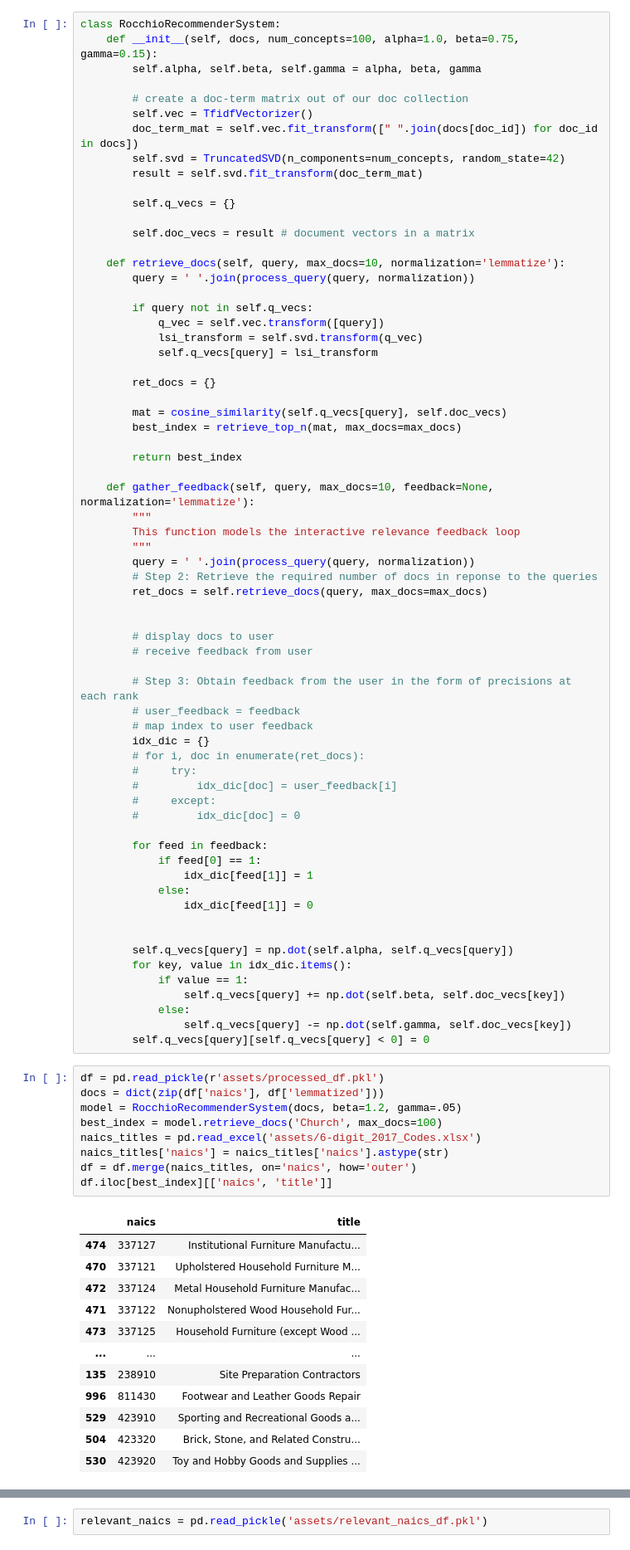
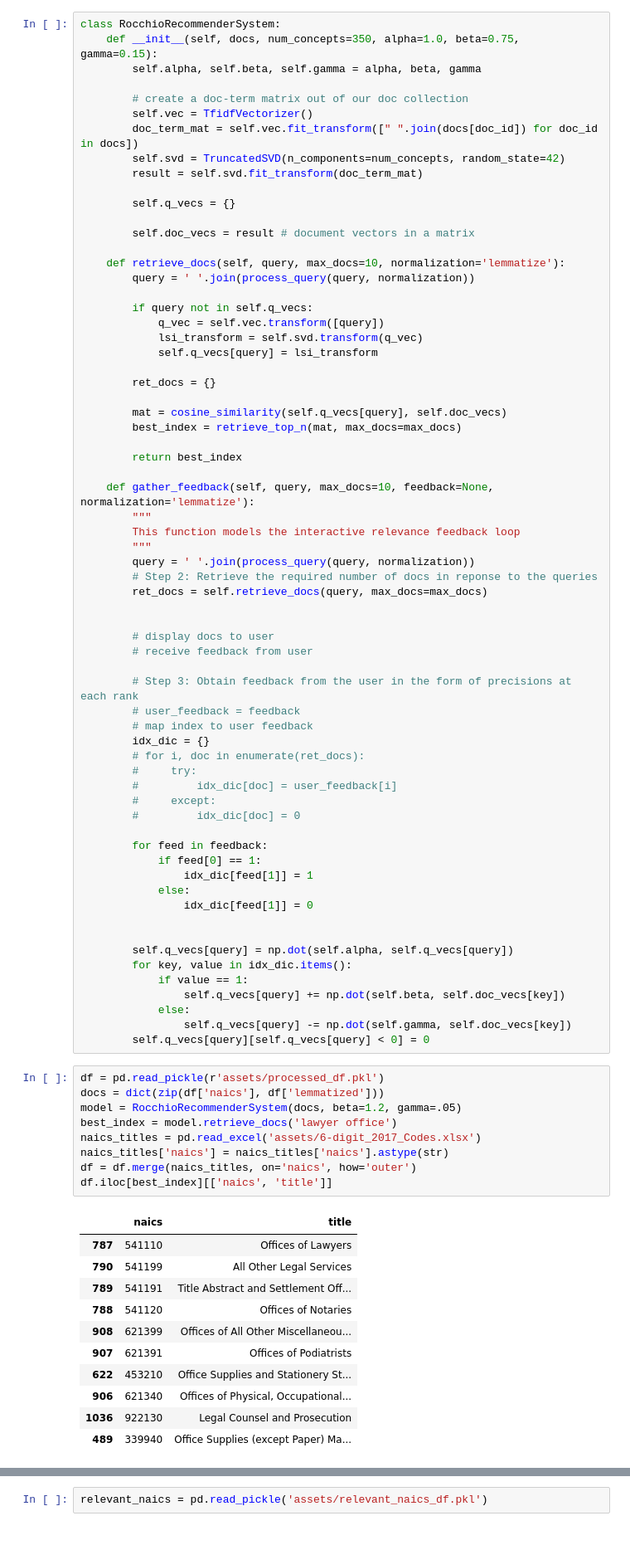
Before and after one commit to holdenmsumich/Capstoneproject, a Jupyter notebook: pt-7-Rocchio_Tfidf.ipynb, the cells around one changed output, grey strips where cells are left out. Shown: that part at 83% size. Saved outputs shown, nothing was run; the diff lists cells and outputs as text.

```diff
--- a/pt-7-Rocchio_Tfidf.ipynb
+++ b/pt-7-Rocchio_Tfidf.ipynb
@@ -69,7 +69,7 @@ def retrieve_top_n(m, max_docs):
     return best_index
 # %%
 class RocchioRecommenderSystem:
-    def __init__(self, docs, num_concepts=100, alpha=1.0, beta=0.75, gamma=0.15):
+    def __init__(self, docs, num_concepts=350, alpha=1.0, beta=0.75, gamma=0.15):
         self.alpha, self.beta, self.gamma = alpha, beta, gamma
 
         # create a doc-term matrix out of our doc collection
@@ -136,22 +136,21 @@ class RocchioRecommenderSystem:
 # %%
 df = pd.read_pickle(r'assets/processed_df.pkl')
 docs = dict(zip(df['naics'], df['lemmatized']))
 model = RocchioRecommenderSystem(docs, beta=1.2, gamma=.05)
-best_index = model.retrieve_docs('Church', max_docs=100)
+best_index = model.retrieve_docs('lawyer office')
 naics_titles = pd.read_excel('assets/6-digit_2017_Codes.xlsx')
 naics_titles['naics'] = naics_titles['naics'].astype(str)
 df = df.merge(naics_titles, on='naics', how='outer')
 df.iloc[best_index][['naics', 'title']]
 # %% [output]
 |  | naics | title |
-| 474 | 337127 | Institutional Furniture Manufactu... |
-| 470 | 337121 | Upholstered Household Furniture M... |
-| 472 | 337124 | Metal Household Furniture Manufac... |
-| 471 | 337122 | Nonupholstered Wood Household Fur... |
-| 473 | 337125 | Household Furniture (except Wood ... |
-| ... | ... | ... |
-| 135 | 238910 | Site Preparation Contractors |
-| 996 | 811430 | Footwear and Leather Goods Repair |
-| 529 | 423910 | Sporting and Recreational Goods a... |
-| 504 | 423320 | Brick, Stone, and Related Constru... |
-| 530 | 423920 | Toy and Hobby Goods and Supplies ... |
+| 787 | 541110 | Offices of Lawyers |
+| 790 | 541199 | All Other Legal Services |
+| 789 | 541191 | Title Abstract and Settlement Off... |
+| 788 | 541120 | Offices of Notaries |
+| 908 | 621399 | Offices of All Other Miscellaneou... |
+| 907 | 621391 | Offices of Podiatrists |
+| 622 | 453210 | Office Supplies and Stationery St... |
+| 906 | 621340 | Offices of Physical, Occupational... |
+| 1036 | 922130 | Legal Counsel and Prosecution |
+| 489 | 339940 | Office Supplies (except Paper) Ma... |
```
Also changed, not shown: parts of 26 cells of this notebook, 9 other files.
